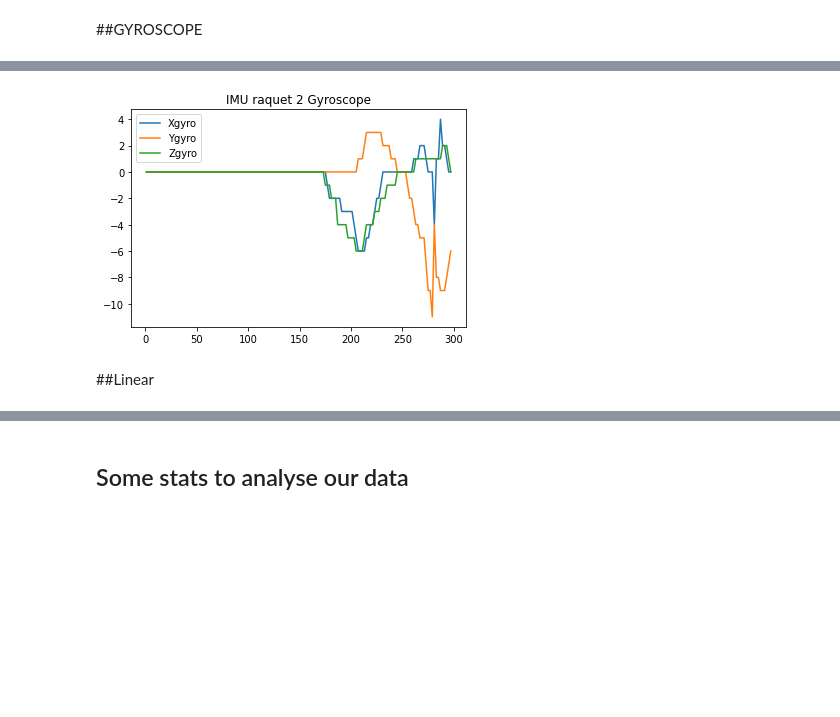
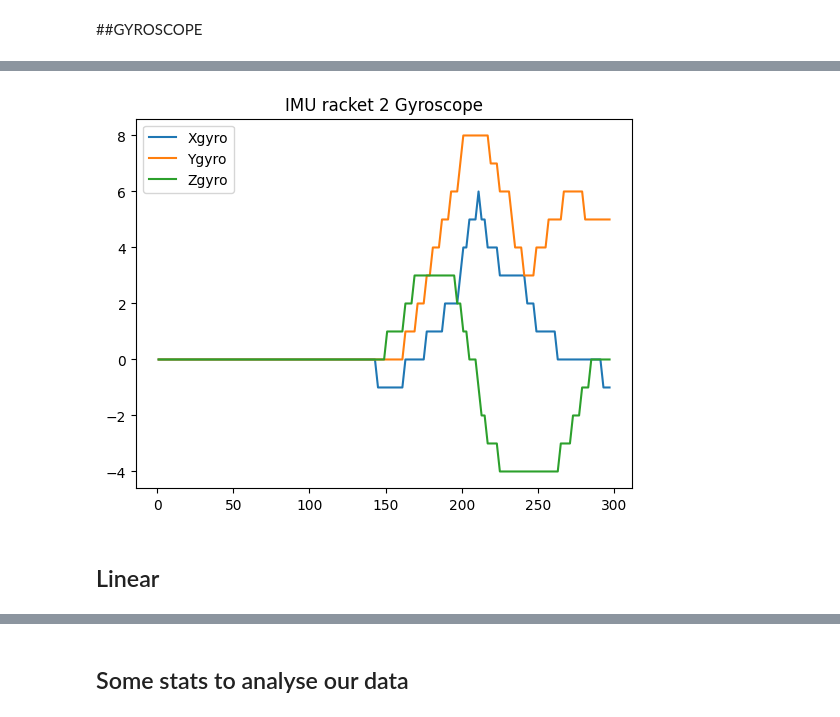
Before and after one commit to AML-neoCortex/TennisServePredictor, a Jupyter notebook: scripts/data_loading.ipynb, the cells around one changed output, grey strips where cells are left out. Cells and saved outputs as stored; diff of their text form; code cells hidden in the pictures; blank space fills up the shorter version.

```diff
--- a/scripts/data_loading.ipynb
+++ b/scripts/data_loading.ipynb
@@ -64,6 +64,6 @@ df_full[0].head()
 5 rows × 25 columns
 # %%
-df = df_full[0]
+df = df_full[50]
 # %%
 df.head()
 # %% [output]
@@ -225,16 +226,16 @@ plt.show()
 # %%
 IMU = 2
 
 plt.plot(df.loc[df['IMU'] == IMU]['Xgyro'], label='Xgyro')
 plt.plot(df.loc[df['IMU'] == IMU]['Ygyro'], label='Ygyro')
 plt.plot(df.loc[df['IMU'] == IMU]['Zgyro'], label='Zgyro')
-plt.title(f'IMU raquet {IMU} Gyroscope')
+plt.title(f'IMU racket {IMU} Gyroscope')
 plt.legend()
 plt.show()
 # %% [output]
-[figure, old version]
+[figure, new version]
 # %% [markdown]
-##Linear
+## Linear
 # %%
 import matplotlib.pyplot as plt
 
```
Also changed, not shown: parts of 11 cells of this notebook.
